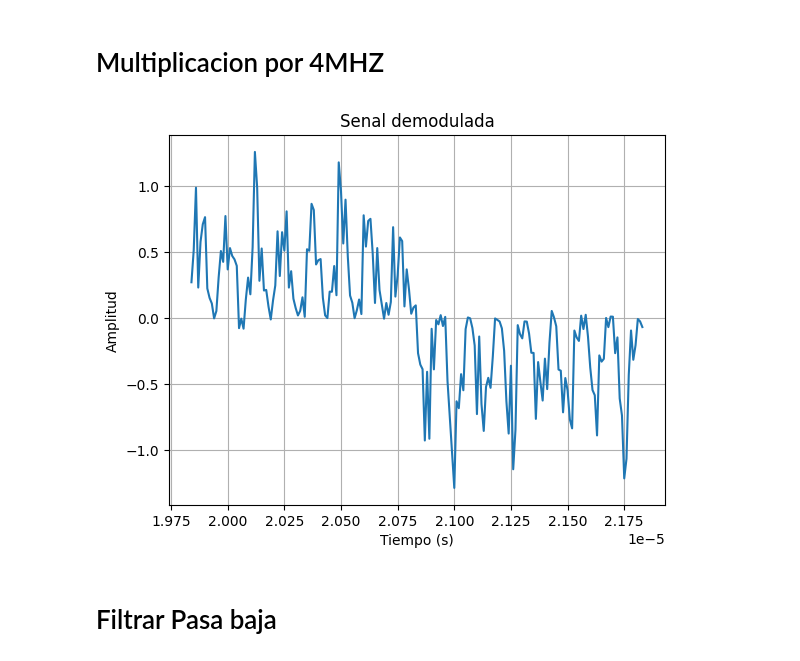
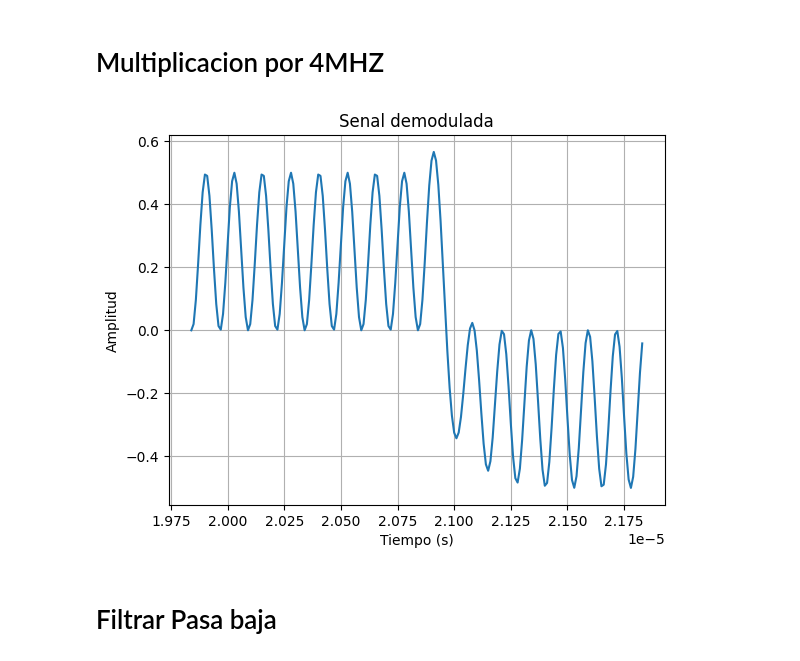
Before and after one commit to jbcgames/Laboratorio_1_Procesamiento, a Jupyter notebook: Proyecto_PM.ipynb, the cells around one changed output. Cells and saved outputs as stored; diff of their text form; code cells hidden in the pictures.

```diff
--- a/Proyecto_PM.ipynb
+++ b/Proyecto_PM.ipynb
@@ -143,9 +143,9 @@ def crear_canal(x, fs, fc, atenuacion_db, snr_db=20):
     plt.grid()
     plt.show()
 
-
+    x_filtrada = aplicar_filtro(x, b, a)
     # Atenuacion
-    x_ruidos = agregar_ruido_gaussiano(x, snr_db)  # SNR de 20 dB
+    x_ruidos = agregar_ruido_gaussiano(x_filtrada, snr_db)  # SNR de 20 dB
     atenuacion = 10 ** (atenuacion_db / 20)
     X_atenuada = x_ruidos * atenuacion
 
@@ -171,7 +171,7 @@ def agregar_ruido_gaussiano(x, snr_db):
     plt.xlabel('Frecuencia (Hz)')
     plt.ylabel('Magnitud')
     #plt.ylim(0, 500)
-    plt.xlim(3.9e6, 4.1e6)
+    plt.xlim(3.8e6, 4.3e6)
     plt.grid()
     plt.subplot(2,1,2)
     plt.plot(f_ruido, numpy.abs(R), label='Ruido', color='red')
@@ -183,9 +183,9 @@ def agregar_ruido_gaussiano(x, snr_db):
     plt.show()
     return x_ruidosa
 # Prueba de canal
-fc = 10e6
+fc = 4e6
 #aplicar el canal a la señal con codificacion unipolar
-x_canal = crear_canal(x_fm, fs, fc, atenuacion_db= -3 , snr_db=5)
+x_canal = crear_canal(x_fm, fs, fc, atenuacion_db= -3 , snr_db=1000)
 t_canal = t
 plt.figure()
 longitud=int(len(t)/50)
@@ -202,0 +205,25 @@ plt.show()
+# %%
+def estimar_fase(signal):
+    # Calcular la transformada de Fourier de la señal
+    fft_signal = numpy.fft.fft(signal)
+    # Obtener el índice de la frecuencia fundamental (mayor magnitud)
+    fundamental_index = numpy.argmax(numpy.abs(fft_signal))
+    # Calcular la fase en radianes
+    phase = numpy.angle(fft_signal[fundamental_index])
+    return phase
+# Detectar fase de la señal de los primeros 4 ciclos
+fase_estimada = estimar_fase(x_canal[0:100])
+print("Fase estimada (radianes):", fase_estimada)
+# Generar señal cosenoidal con fase estimada
+t_reconstruida, x_reconstruida = señal_cosenoidal(f_seno, A_seno, desface=fase_estimada)
+# Comparar con la señal original
+plt.figure()
+plt.plot(t_reconstruida[0:100], x_reconstruida[0:100], label='Senal Reconstruida')
+plt.plot(t_1[0:100], x_canal[0:100], label='Senal en el canal', alpha=0.7)
+plt.plot(t_1[0:100], X_Portadora1[0:100], label='Senal Original sin canal', alpha=0.5)
+plt.title('Comparacion de Senal Reconstruida y Original')
+plt.xlabel('Tiempo (s)')
+plt.ylabel('Amplitud')
+plt.legend()
+plt.grid()
+plt.show()
@@ -205,18 +235,18 @@ plt.show()
 # %%
 #Normalizacion de la señal recibida
 X_canal = x_canal / numpy.max(numpy.abs(x_canal))
 
-X_demodulada = x_canal * X_Portadora1
+X_demodulada = x_canal * x_reconstruida
 # Graficar la señal demodulada
 plt.figure()
 plt.plot(t_canal[primer-100:primer+100],X_demodulada[primer-100:primer+100], label='Senal demodulada')
 plt.title('Senal demodulada')
 plt.xlabel('Tiempo (s)')
 plt.ylabel('Amplitud')
 plt.grid()
 plt.show()
 # %% [output]
-[figure, old version]
+[figure, new version]
 # %% [markdown]
 # Filtrar Pasa baja
 # %%
```
Also changed, not shown: parts of 5 cells of this notebook, 2 other files.
